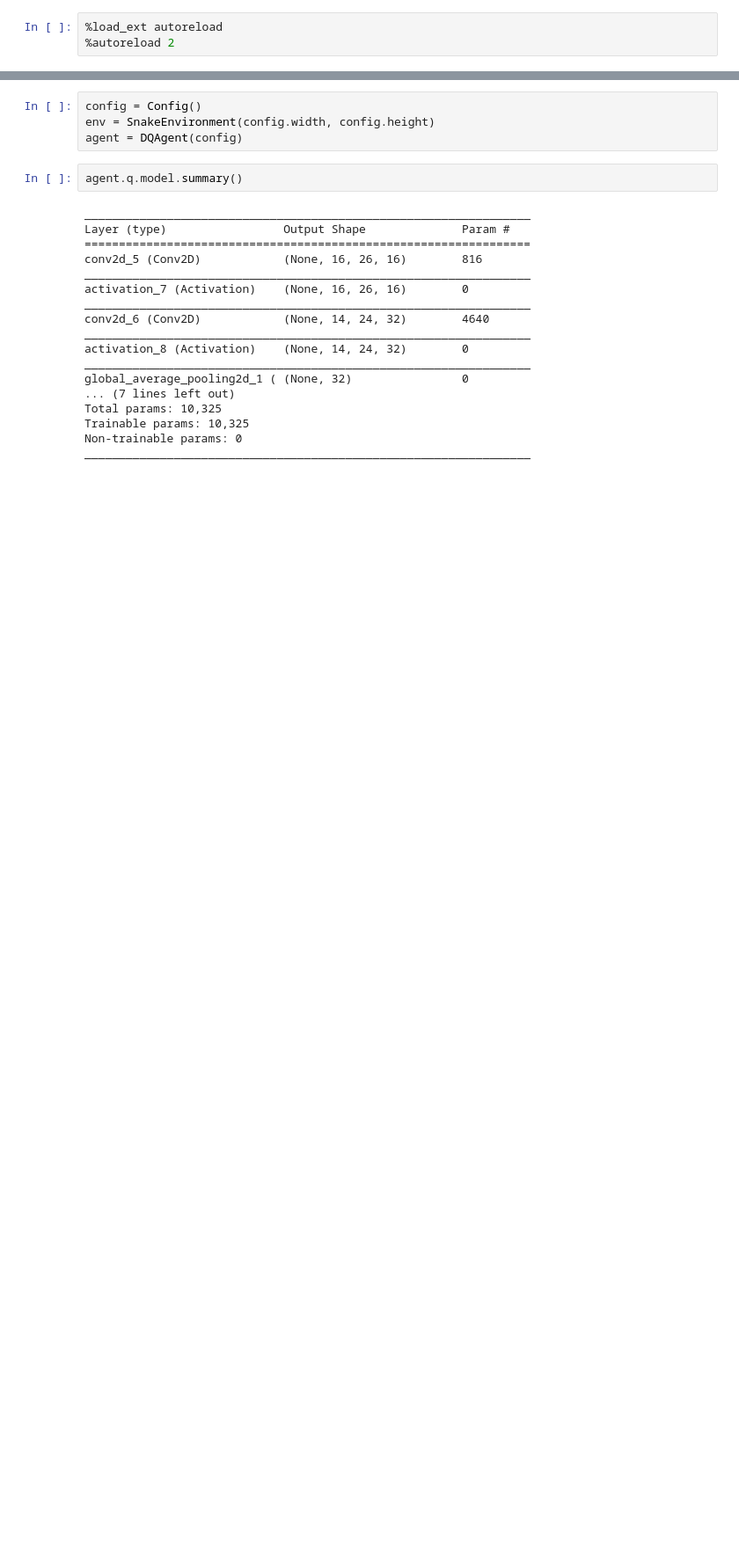
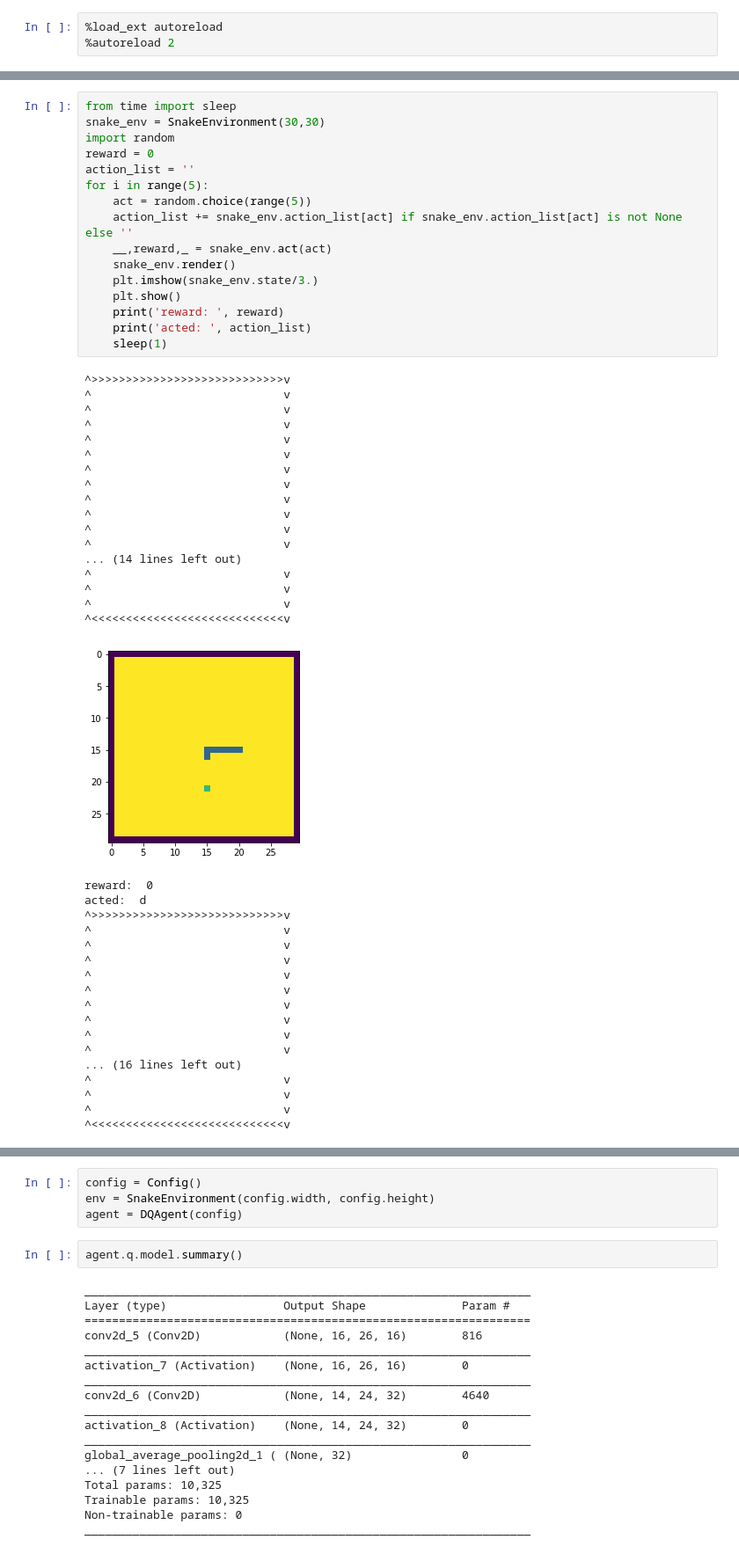
Before and after one commit to barnrang/Snake_AI, a Jupyter notebook: bot/trains/train.ipynb, the cells around one changed output, grey strips where cells are left out. Shown at 88% size. Drawn from its saved outputs; the diff is of its cells as text; blank space fills up the shorter version.

```diff
--- a/bot/trains/train.ipynb
+++ b/bot/trains/train.ipynb
@@ -140,0 +225,52 @@ do_replay
+# %%
+from time import sleep
+snake_env = SnakeEnvironment(30,30)
+import random
+reward = 0
+action_list = ''
+for i in range(5):
+    act = random.choice(range(5))
+    action_list += snake_env.action_list[act] if snake_env.action_list[act] is not None else ''
+    __,reward,_ = snake_env.act(act)
+    snake_env.render()
+    plt.imshow(snake_env.state/3.)
+    plt.show()
+    print('reward: ', reward)
+    print('acted: ', action_list)
+    sleep(1)
+# %% [output]
+^>>>>>>>>>>>>>>>>>>>>>>>>>>>>v
+^                            v
+^                            v
+^                            v
+^                            v
+^                            v
+^                            v
+^                            v
+^                            v
+^                            v
+^                            v
+^                            v
+... (14 lines left out)
+^                            v
+^                            v
+^                            v
+^<<<<<<<<<<<<<<<<<<<<<<<<<<<<v
+[figure, added]
+reward:  0
+acted:  d
+^>>>>>>>>>>>>>>>>>>>>>>>>>>>>v
+^                            v
+^                            v
+^                            v
+^                            v
+^                            v
+^                            v
+^                            v
+^                            v
+^                            v
+... (16 lines left out)
+^                            v
+^                            v
+^                            v
+^<<<<<<<<<<<<<<<<<<<<<<<<<<<<v
```
Also changed, not shown: parts of 5 cells of this notebook, 3 other files.
